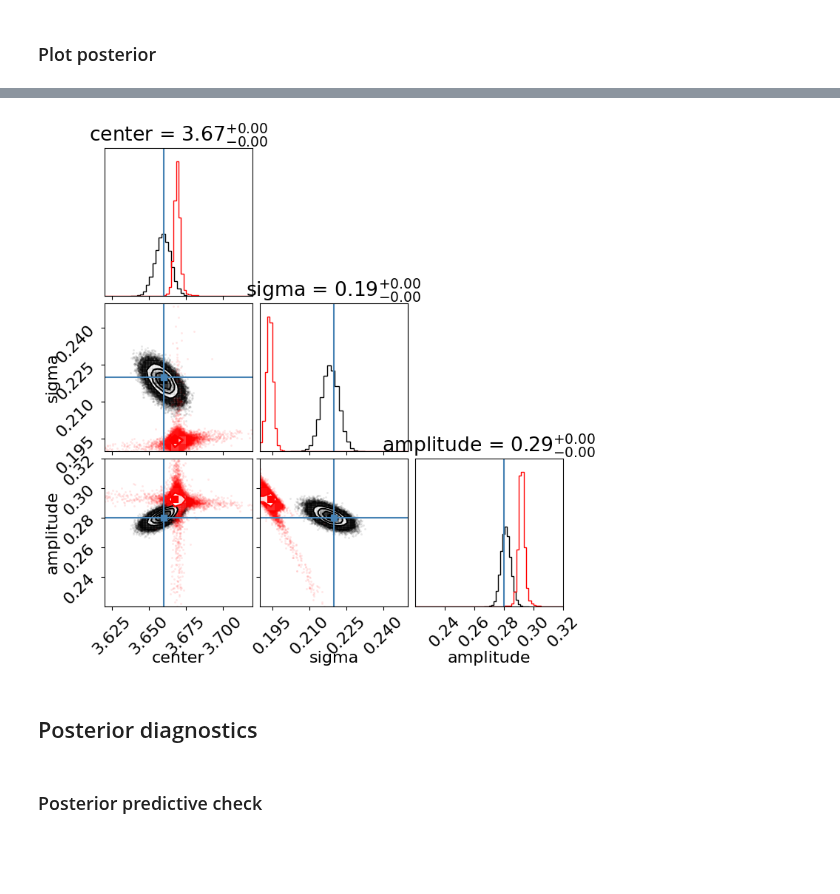
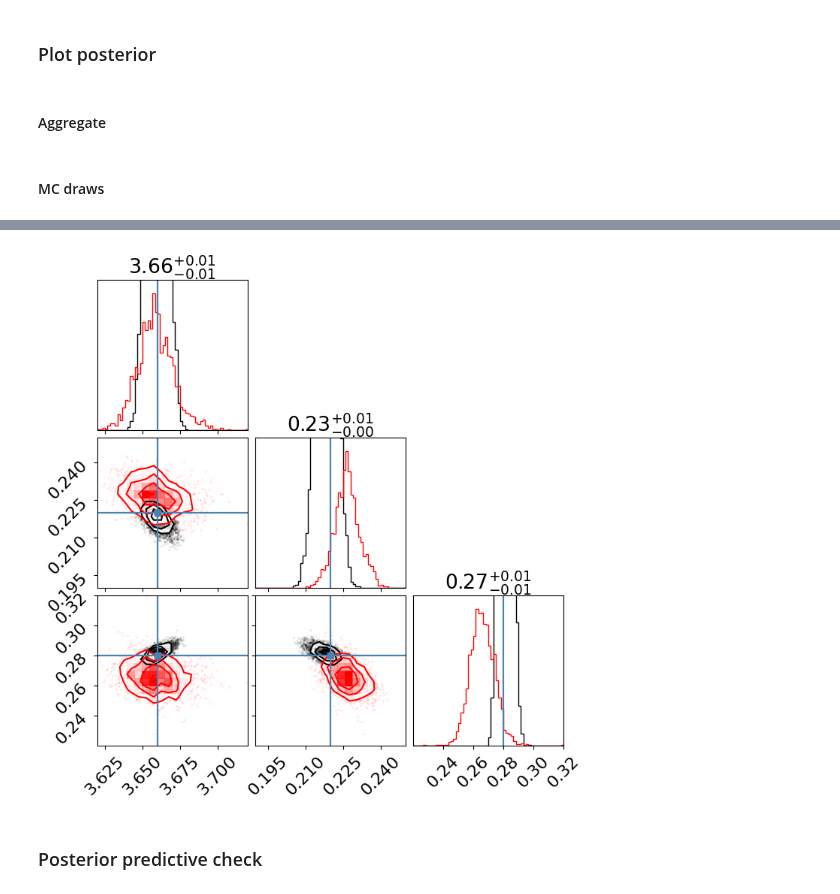
Before and after one commit to franciscoardevolmartinez/FlopPITy, a Jupyter notebook: examples/Example.ipynb, the cells around one changed output, grey strips where cells are left out. Drawn from its saved outputs; the diff is of its cells as text; code cells hidden in the pictures; blank space fills up the shorter version.

```diff
--- a/examples/Example.ipynb
+++ b/examples/Example.ipynb
@@ -78,6 +80,6 @@ def ptform(u):
 
     return x
 # %%
-sampler = dynesty.NestedSampler(log_likelihood, ptform, 3, nlive=5000)
-sampler.run_nested(dlogz=0.01)
+sampler = dynesty.NestedSampler(log_likelihood, ptform, 3, nlive=500)
+sampler.run_nested(dlogz=0.1)
 # %% [output]
@@ -168,2 +291,4 @@ Text(0, 0.5, 'Loss')
 # %% [markdown]
 ### Plot posterior
+# %% [markdown]
+#### Aggregate
@@ -170,3 +303,20 @@ Text(0, 0.5, 'Loss')
+# %% [markdown]
+#### MC draws
+# %%
+draws = []
+# %%
+f = np.concatenate(list(R.obs.values()),
+                axis=0)[:,1].reshape(-1,)
+n = np.concatenate(list(R.obs.values()),
+                axis=0)[:,2].reshape(-1,)
+# %%
+n_mc=1000
+samples_per_mc=2
+for i in range(n_mc):
+    default_obs = f+n*np.random.standard_normal(len(n))
+    post =R.inference.build_posterior(
+            R.posterior_estimator).set_default_x(default_obs)
+    draws.append(helpers.convert_cube(post.sample((samples_per_mc,), show_progress_bars=False), R.parameters))
 # %%
 #plot nested sampling posterior
 samples = sresults.samples_equal()
@@ -181,7 +331,7 @@ CORNER_KWARGS=dict(
     range=narrow,
     color='k'
 )
-ns = corner(sresults.samples_equal())
+ns = corner(sresults.samples_equal(), **CORNER_KWARGS)
 
 CORNER_KWARGS=dict(
     plot_density=True,
@@ -193,5 +343,7 @@ CORNER_KWARGS=dict(
     fig=ns,
     color='red'
 )
-fig=R.plot_corner(-1,n_samples=len(samples),**CORNER_KWARGS)
+# fig=R.plot_corner(-1,n_samples=len(samples),**CORNER_KWARGS)
+# figure = corner(agg_samples, **CORNER_KWARGS)
+fig = corner(np.vstack(draws), **CORNER_KWARGS)
 # %% [output]
@@ -201,6 +350,4 @@ WARNING:root:Too few points to create valid contours
-[figure, old version]
+[figure, new version]
-# %% [markdown]
-## Posterior diagnostics
 # %% [markdown]
 ### Posterior predictive check
 # %%
```
Also changed, not shown: parts of 17 cells of this notebook, 2 other files.
